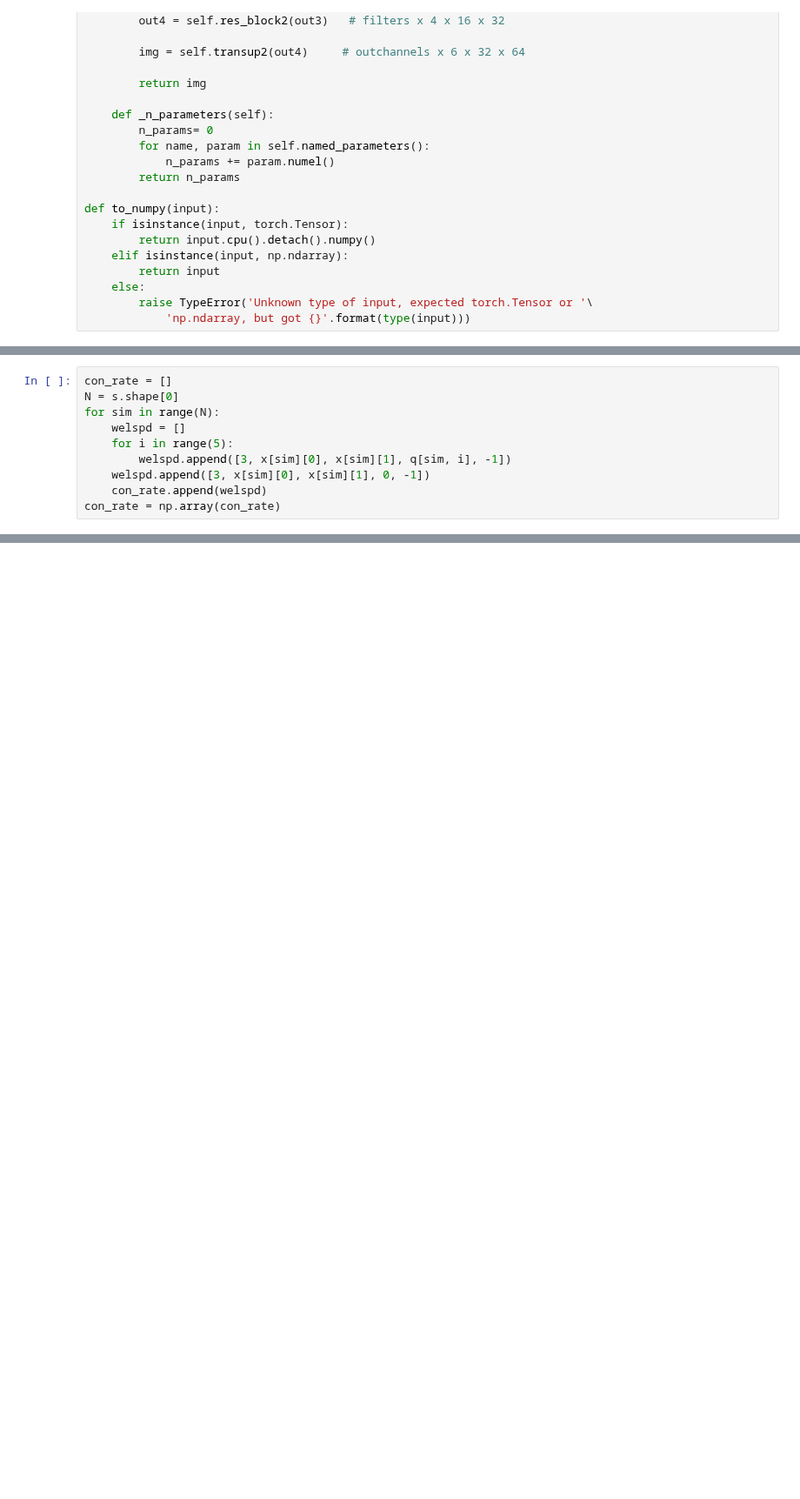
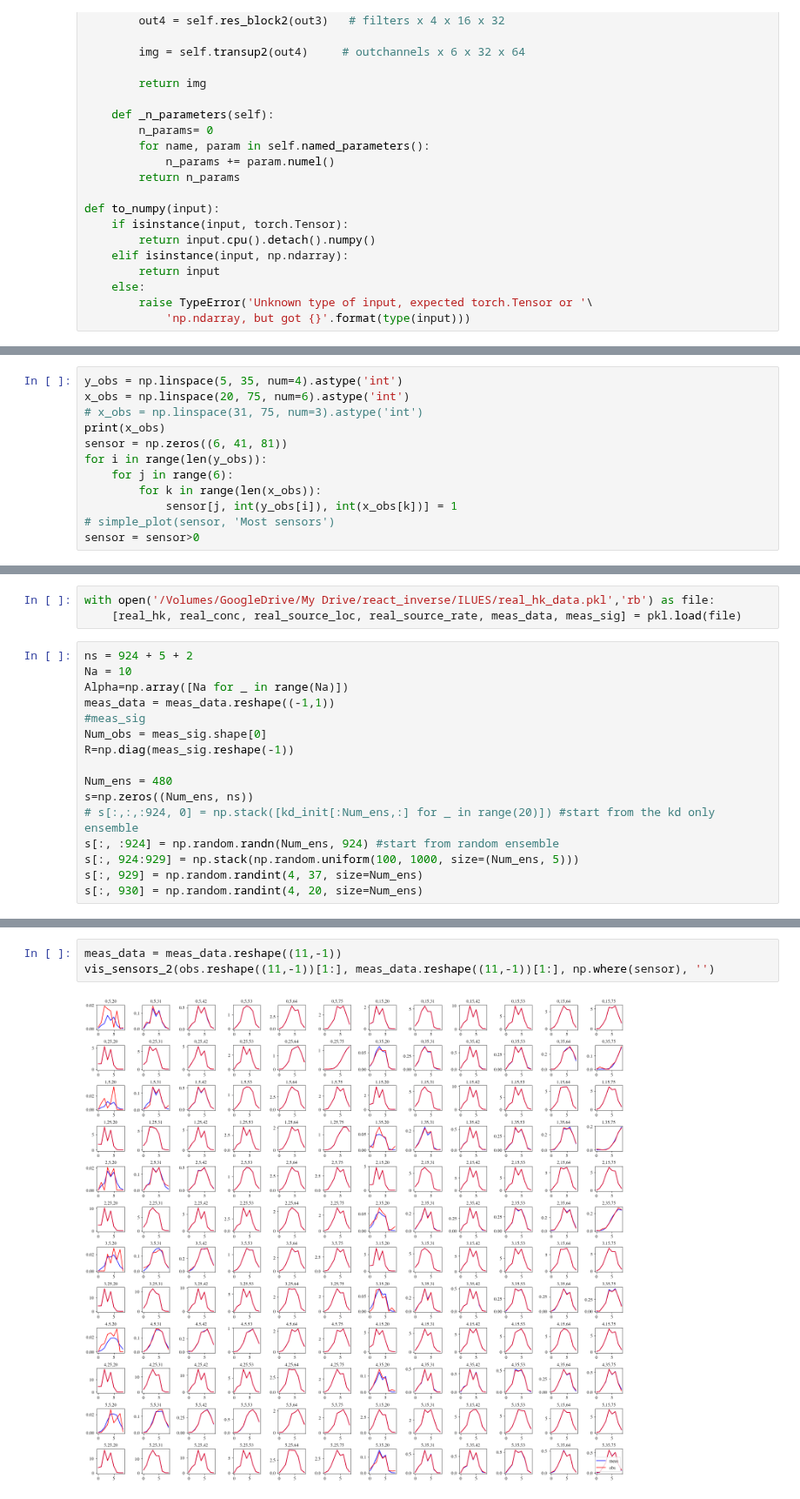
Before and after one commit to ZitongZhou/react_inverse, a Jupyter notebook: TCP_3d/ESMDA-MT3D.ipynb, the cells around one changed output, grey strips where cells are left out. Shown at 87% size. Cells and saved outputs as stored; diff of their text form; blank space fills up the shorter version.

```diff
--- a/TCP_3d/ESMDA-MT3D.ipynb
+++ b/TCP_3d/ESMDA-MT3D.ipynb
@@ -364,10 +423,12 @@ time of generating 10 conductivity: 0.6135690927505493
-# %%
-con_rate = []
-N = s.shape[0]
-for sim in range(N):
-    welspd = []
-    for i in range(5):
-        welspd.append([3, x[sim][0], x[sim][1], q[sim, i], -1])
-    welspd.append([3, x[sim][0], x[sim][1], 0, -1])
-    con_rate.append(welspd)
-con_rate = np.array(con_rate)
+# %%
+y_obs = np.linspace(5, 35, num=4).astype('int')
+x_obs = np.linspace(20, 75, num=6).astype('int')
+# x_obs = np.linspace(31, 75, num=3).astype('int')
+print(x_obs)
+sensor = np.zeros((6, 41, 81))
+for i in range(len(y_obs)):
+    for j in range(6):
+        for k in range(len(x_obs)):
+            sensor[j, int(y_obs[i]), int(x_obs[k])] = 1
+# simple_plot(sensor, 'Most sensors')
+sensor = sensor>0
@@ -373,0 +437,19 @@ con_rate = np.array(con_rate)
+# %%
+with open('/Volumes/GoogleDrive/My Drive/react_inverse/ILUES/real_hk_data.pkl','rb') as file:
+    [real_hk, real_conc, real_source_loc, real_source_rate, meas_data, meas_sig] = pkl.load(file)
+# %%
+ns = 924 + 5 + 2
+Na = 10
+Alpha=np.array([Na for _ in range(Na)])
+meas_data = meas_data.reshape((-1,1))
+#meas_sig
+Num_obs = meas_sig.shape[0]
+R=np.diag(meas_sig.reshape(-1))
+
+Num_ens = 480
+s=np.zeros((Num_ens, ns))
+# s[:,:,:924, 0] = np.stack([kd_init[:Num_ens,:] for _ in range(20)]) #start from the kd only ensemble
+s[:, :924] = np.random.randn(Num_ens, 924) #start from random ensemble
+s[:, 924:929] = np.stack(np.random.uniform(100, 1000, size=(Num_ens, 5)))
+s[:, 929] = np.random.randint(4, 37, size=Num_ens)
+s[:, 930] = np.random.randint(4, 20, size=Num_ens)
@@ -373,0 +648,5 @@ con_rate = np.array(con_rate)
+# %%
+meas_data = meas_data.reshape((11,-1))
+vis_sensors_2(obs.reshape((11,-1))[1:], meas_data.reshape((11,-1))[1:], np.where(sensor), '')
+# %% [output]
+[figure, added]
```
Also changed, not shown: parts of 13 cells of this notebook, 4 other files.
